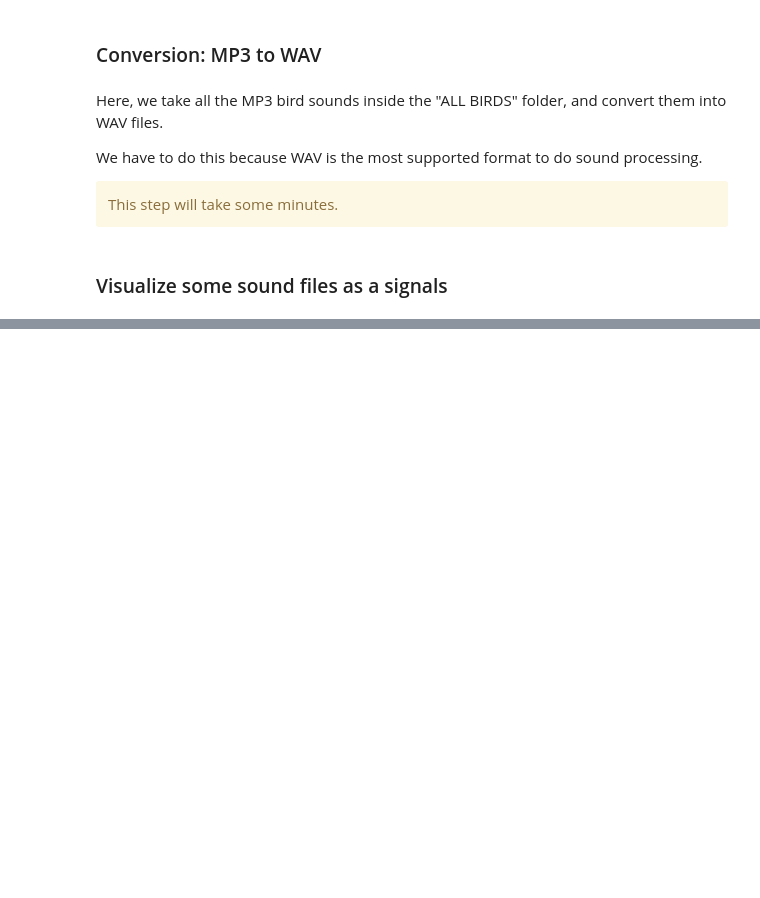
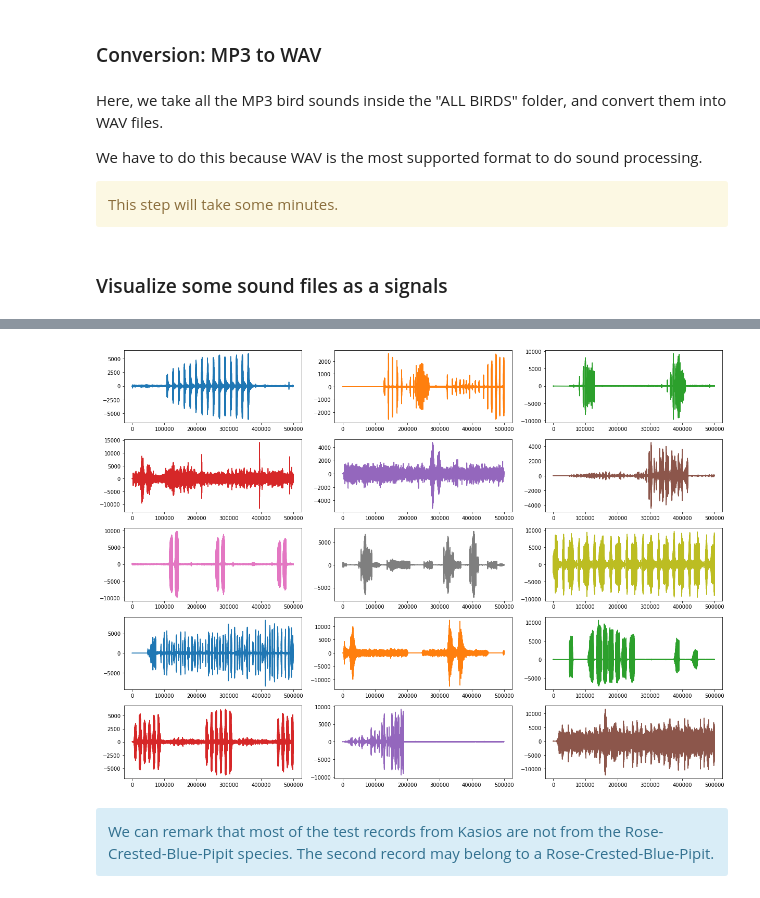
Before and after one commit to guillaumefrd/vast-challenge-2018-mc1, a Jupyter notebook: birds_sound.ipynb, the cells around one changed output, grey strips where cells are left out. Cells and saved outputs as stored; diff of their text form; code cells hidden in the pictures; blank space fills up the shorter version.

```diff
--- a/birds_sound.ipynb
+++ b/birds_sound.ipynb
@@ -68,0 +120,15 @@ plt.show()
+# %%
+# visualize the signals
+fig = plt.figure(figsize=(17,12))
+for idx, sound in enumerate(sounds[1:]):
+    ax = fig.add_subplot(5, 3, idx+1)
+    ax.plot(sound, c="C{}".format(idx%9))
+
+plt.tight_layout()
+plt.show()
+# %% [output]
+[figure, added]
+# %% [markdown]
+<div class='alert alert-info'>
+We can remark that most of the test records from Kasios are not from the Rose-Crested-Blue-Pipit species. The second record may belong to a Rose-Crested-Blue-Pipit.
+<div>
```
Also changed, not shown: parts of 8 cells of this notebook, 16 other files.
